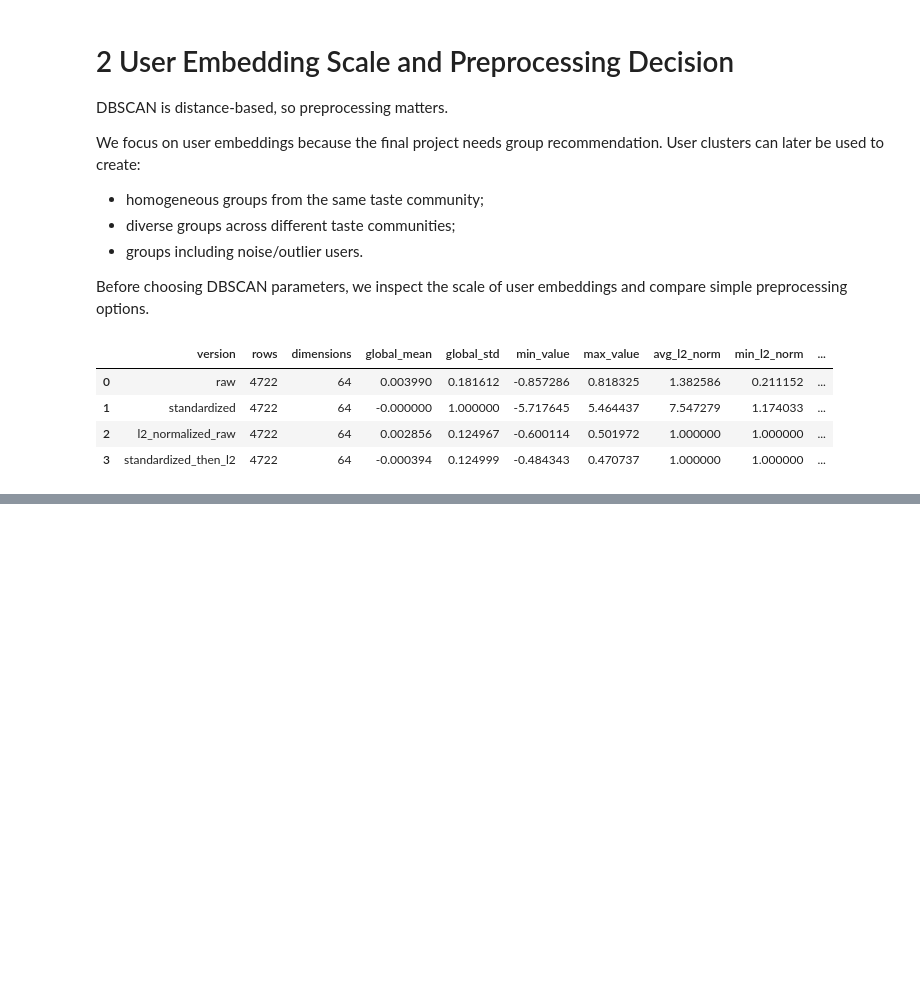
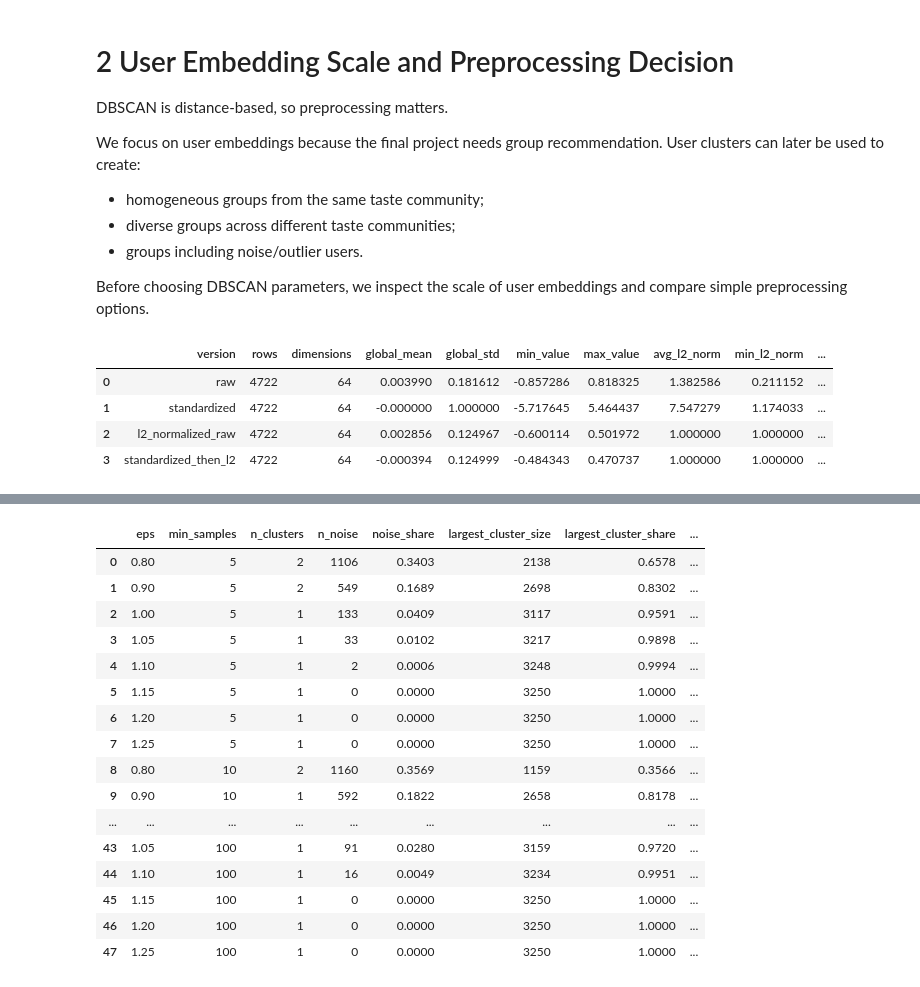
Before and after one commit to 99CCC/ACIT4530, a Jupyter notebook: David/step3.ipynb, the cells around one changed output, grey strips where cells are left out. Drawn from its saved outputs; the diff is of its cells as text; code cells hidden in the pictures; blank space fills up the shorter version.

```diff
--- a/David/step3.ipynb
+++ b/David/step3.ipynb
@@ -516,0 +1053,69 @@ This does not mean that clustering is impossible. It means that the full embeddi
+# %%
+item_min_samples_candidates = [5, 10, 20, 30, 50, 100]
+item_eps_values = [0.80, 0.90, 1.00, 1.05, 1.10, 1.15, 1.20, 1.25]
+
+
+def summarize_dbscan(labels):
+    n_points = len(labels)
+
+    cluster_labels = [
+        label
+        for label in sorted(set(labels))
+        if label != -1
+    ]
+
+    n_clusters = len(cluster_labels)
+    n_noise = int((labels == -1).sum())
+    noise_share = n_noise / n_points
+
+    if n_clusters == 0:
+        return {
+            "n_clusters": 0,
+            "n_noise": n_noise,
+            "noise_share": round(noise_share, 4),
+            "largest_cluster_size": 0,
+            "largest_cluster_share": 0.0,
+            "smallest_cluster_size": 0,
+            "median_cluster_size": 0.0,
+        }
+
+    cluster_sizes = [
+        int((labels == cluster_id).sum())
+        for cluster_id in cluster_labels
+    ]
+
+    return {
+        "n_clusters": n_clusters,
+        "n_noise": n_noise,
+        "noise_share": round(noise_share, 4),
+        "largest_cluster_size": max(cluster_sizes),
+        "largest_cluster_share": round(max(cluster_sizes) / n_points, 4),
+        "smallest_cluster_size": min(cluster_sizes),
+        "median_cluster_size": float(np.median(cluster_sizes)),
+    }
+
+
+item_dbscan_rows = []
+
+for min_samples in item_min_samples_candidates:
+    for eps in item_eps_values:
+        dbscan_model = DBSCAN(
+            eps=eps,
+            min_samples=min_samples,
+            metric="euclidean",
+        )
+
+        labels = dbscan_model.fit_predict(item_embeddings_dbscan)
+        summary = summarize_dbscan(labels)
+
+        item_dbscan_rows.append({
+            "eps": eps,
+            "min_samples": min_samples,
+            **summary,
+        })
+
+item_dbscan_grid = pd.DataFrame(item_dbscan_rows)
+
+print("Item DBSCAN configurations tested:", len(item_dbscan_grid))
+display(item_dbscan_grid)
+# %% [output]
@@ -516,0 +1123,17 @@ This does not mean that clustering is impossible. It means that the full embeddi
+|  | eps | min_samples | n_clusters | n_noise | noise_share | largest_cluster_size | largest_cluster_share | ... |
+| 0 | 0.80 | 5 | 2 | 1106 | 0.3403 | 2138 | 0.6578 | ... |
+| 1 | 0.90 | 5 | 2 | 549 | 0.1689 | 2698 | 0.8302 | ... |
+| 2 | 1.00 | 5 | 1 | 133 | 0.0409 | 3117 | 0.9591 | ... |
+| 3 | 1.05 | 5 | 1 | 33 | 0.0102 | 3217 | 0.9898 | ... |
+| 4 | 1.10 | 5 | 1 | 2 | 0.0006 | 3248 | 0.9994 | ... |
+| 5 | 1.15 | 5 | 1 | 0 | 0.0000 | 3250 | 1.0000 | ... |
+| 6 | 1.20 | 5 | 1 | 0 | 0.0000 | 3250 | 1.0000 | ... |
+| 7 | 1.25 | 5 | 1 | 0 | 0.0000 | 3250 | 1.0000 | ... |
+| 8 | 0.80 | 10 | 2 | 1160 | 0.3569 | 1159 | 0.3566 | ... |
+| 9 | 0.90 | 10 | 1 | 592 | 0.1822 | 2658 | 0.8178 | ... |
+| ... | ... | ... | ... | ... | ... | ... | ... | ... |
+| 43 | 1.05 | 100 | 1 | 91 | 0.0280 | 3159 | 0.9720 | ... |
+| 44 | 1.10 | 100 | 1 | 16 | 0.0049 | 3234 | 0.9951 | ... |
+| 45 | 1.15 | 100 | 1 | 0 | 0.0000 | 3250 | 1.0000 | ... |
+| 46 | 1.20 | 100 | 1 | 0 | 0.0000 | 3250 | 1.0000 | ... |
+| 47 | 1.25 | 100 | 1 | 0 | 0.0000 | 3250 | 1.0000 | ... |
```
Also changed, not shown: parts of 67 cells of this notebook, 26 other files.
